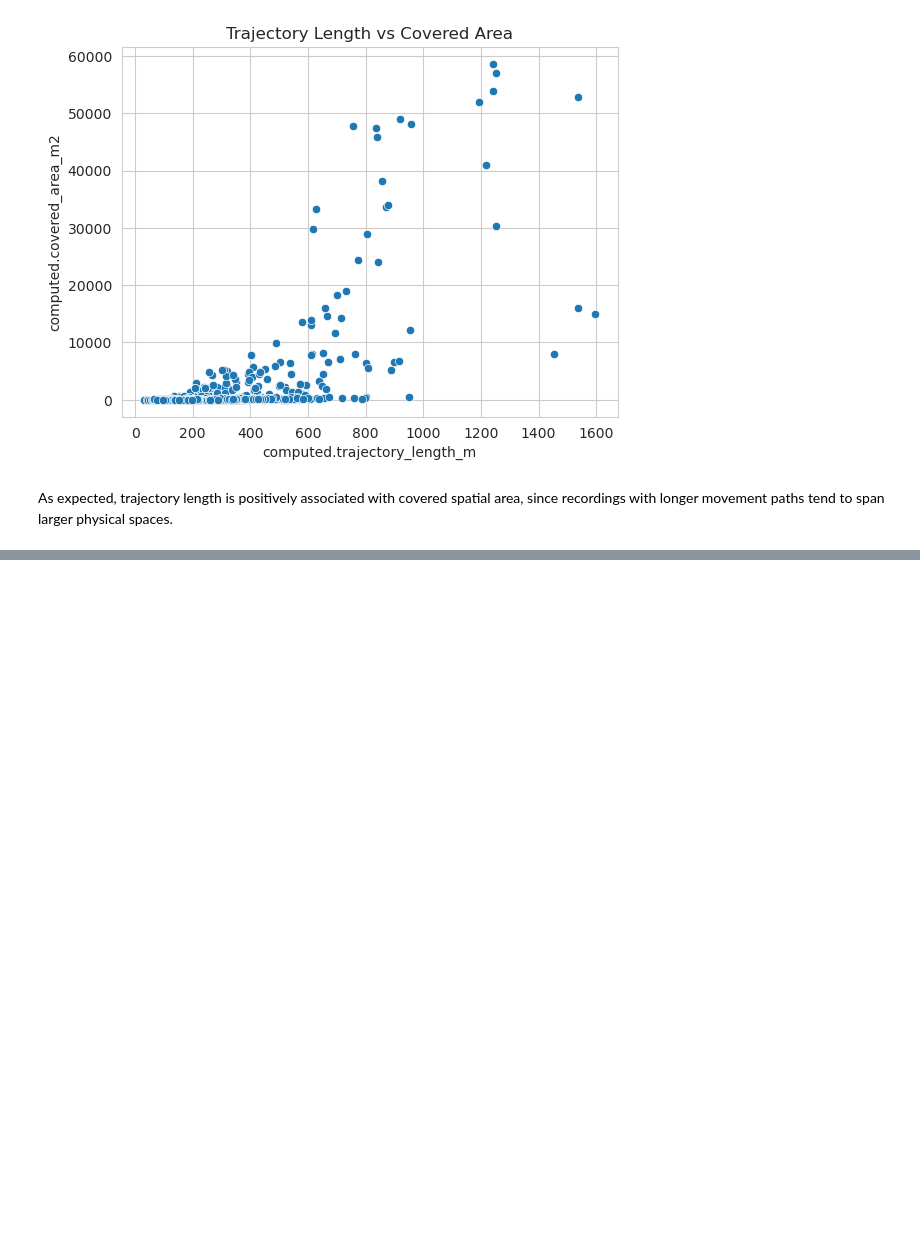
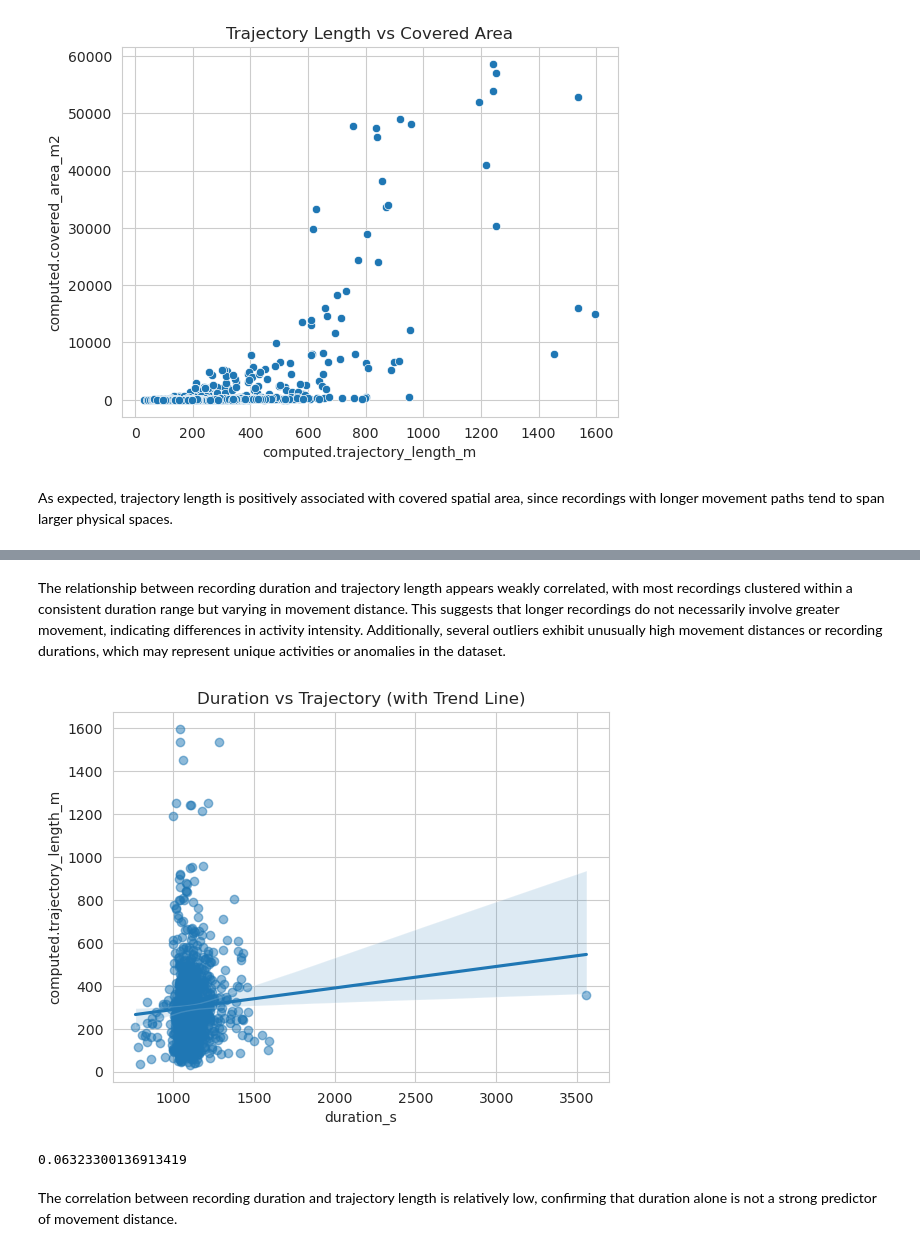
Before and after one commit to bartteeuwen/USD-Data-Science-Cloud-Computing-Class, a Jupyter notebook: REAL-Glass-Project/nymeria/Kamran-EDA.ipynb, the cells around one changed output, grey strips where cells are left out. Saved outputs shown, nothing was run; the diff lists cells and outputs as text; code cells hidden in the pictures; blank space fills up the shorter version.

```diff
--- a/REAL-Glass-Project/nymeria/Kamran-EDA.ipynb
+++ b/REAL-Glass-Project/nymeria/Kamran-EDA.ipynb
@@ -311,0 +313,20 @@ As expected, trajectory length is positively associated with covered spatial are
+# %% [markdown]
+The relationship between recording duration and trajectory length appears weakly correlated, with most recordings clustered within a consistent duration range but varying in movement distance. This suggests that longer recordings do not necessarily involve greater movement, indicating differences in activity intensity. Additionally, several outliers exhibit unusually high movement distances or recording durations, which may represent unique activities or anomalies in the dataset.
+# %%
+sns.regplot(
+    x="duration_s",
+    y="computed.trajectory_length_m",
+    data=df_meta,
+    scatter_kws={"alpha":0.5}
+)
+
+plt.title("Duration vs Trajectory (with Trend Line)")
+plt.show()
+# %% [output]
+[figure, added]
+# %%
+df_meta["duration_s"].corr(df_meta["computed.trajectory_length_m"])
+# %% [output]
+0.06323300136913419
+# %% [markdown]
+The correlation between recording duration and trajectory length is relatively low, confirming that duration alone is not a strong predictor of movement distance.
```
Also changed, not shown: parts of 15 cells of this notebook, 3 other files.
